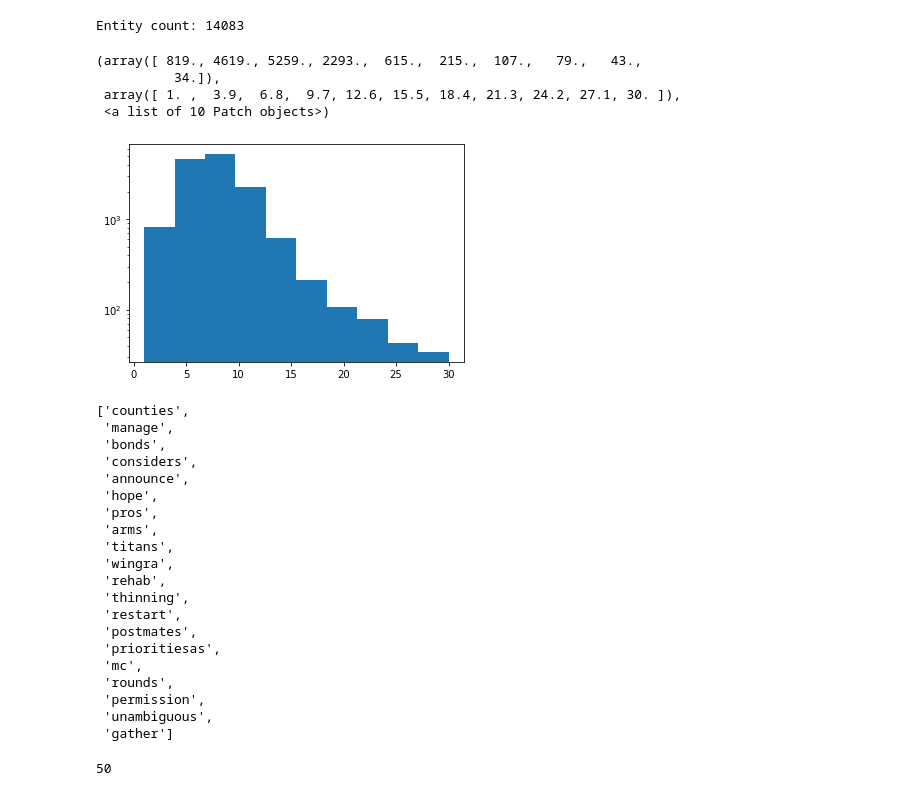
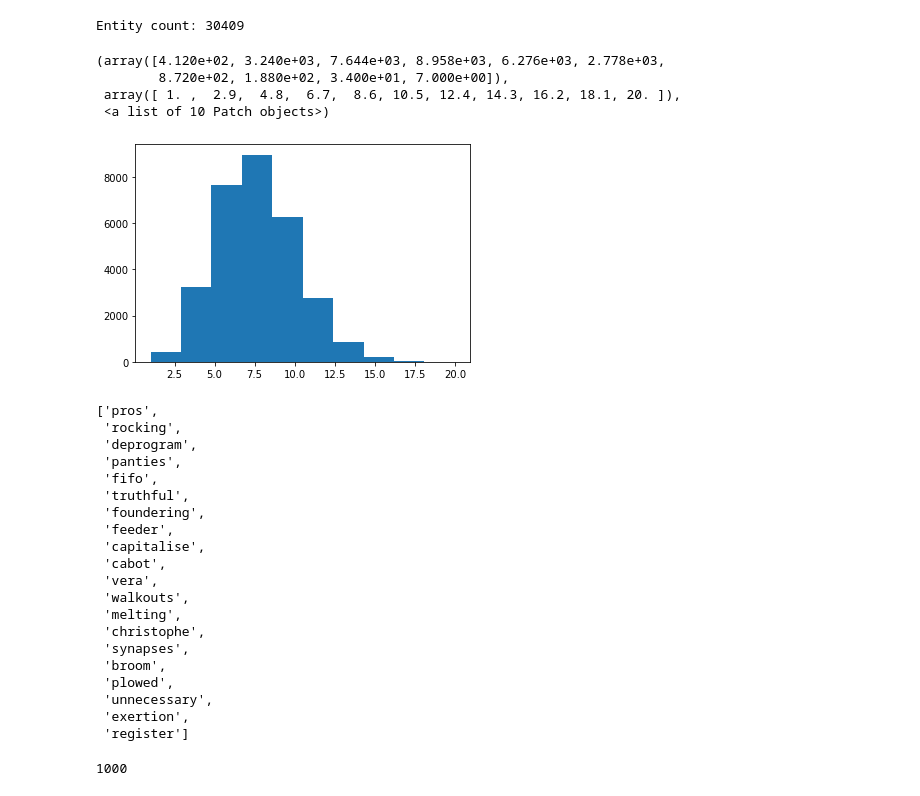
Before and after one commit to jecolasurdo/rallymomentumindex, a Jupyter notebook: Scratchpad.ipynb, the cells around one changed output. Saved outputs shown, nothing was run; the diff lists cells and outputs as text; code cells hidden in the pictures.

```diff
--- a/Scratchpad.ipynb
+++ b/Scratchpad.ipynb
@@ -3,4 +3,4 @@ from research.analysis import nlp
 import matplotlib.pyplot as plt
 from sklearn.model_selection import train_test_split
 # %%
-docs, labels = nlp.load_documents(n=50)
+docs, labels = nlp.load_documents(n=1000)
@@ -9,39 +7,45 @@ entity_map = nlp.extract_entity_id_map(docs, extractor=nlp._text_to_tokens)
+# %%
+words = nlp.load_words()
+# the lexicon parameter is strict, and will likely remove names that might be important within the dataset.
+# these names should be independently extracted from the source documents and added to the lexicon so they aren't
+# excluded.
+entity_map = nlp.extract_entity_id_map(docs, lexicon=words, extractor=nlp._text_to_tokens)
 # %%
 import numpy as np
 entity_lengths = [len(e) for e in entity_map.keys()]
 print("Entity count: {}".format(len(entity_lengths)))
-plt.hist(entity_lengths, log=True)
+plt.hist(entity_lengths)
 # %% [output]
-Entity count: 14083
+Entity count: 30409
-(array([ 819., 4619., 5259., 2293.,  615.,  215.,  107.,   79.,   43.,
-          34.]),
- array([ 1. ,  3.9,  6.8,  9.7, 12.6, 15.5, 18.4, 21.3, 24.2, 27.1, 30. ]),
+(array([4.120e+02, 3.240e+03, 7.644e+03, 8.958e+03, 6.276e+03, 2.778e+03,
+        8.720e+02, 1.880e+02, 3.400e+01, 7.000e+00]),
+ array([ 1. ,  2.9,  4.8,  6.7,  8.6, 10.5, 12.4, 14.3, 16.2, 18.1, 20. ]),
  <a list of 10 Patch objects>)
-[figure, old version]
+[figure, new version]
 # %%
 import random
 random.choices(list(entity_map.keys()), k=20)
 # %% [output]
-['counties',
- 'manage',
- 'bonds',
- 'considers',
- 'announce',
- 'hope',
- 'pros',
- 'arms',
- 'titans',
- 'wingra',
- 'rehab',
- 'thinning',
- 'restart',
- 'postmates',
- 'prioritiesas',
- 'mc',
- 'rounds',
- 'permission',
- 'unambiguous',
- 'gather']
+['pros',
+ 'rocking',
+ 'deprogram',
+ 'panties',
+ 'fifo',
+ 'truthful',
+ 'foundering',
+ 'feeder',
+ 'capitalise',
+ 'cabot',
+ 'vera',
+ 'walkouts',
+ 'melting',
+ 'christophe',
+ 'synapses',
+ 'broom',
+ 'plowed',
+ 'unnecessary',
+ 'exertion',
+ 'register']
 # %%
 bag = nlp.bag_of_entities(docs, entity_map)
 # %%
@@ -51,7 +55,7 @@ X_train, X_test, y_train, y_test = train_test_split(tfidf, labels, test_size=0.5
 # %%
 len(y_test)
 # %% [output]
-50
+1000
 # %%
 from sklearn.decomposition import PCA, TruncatedSVD
 import matplotlib
```
Also changed, not shown: parts of 11 cells of this notebook.
